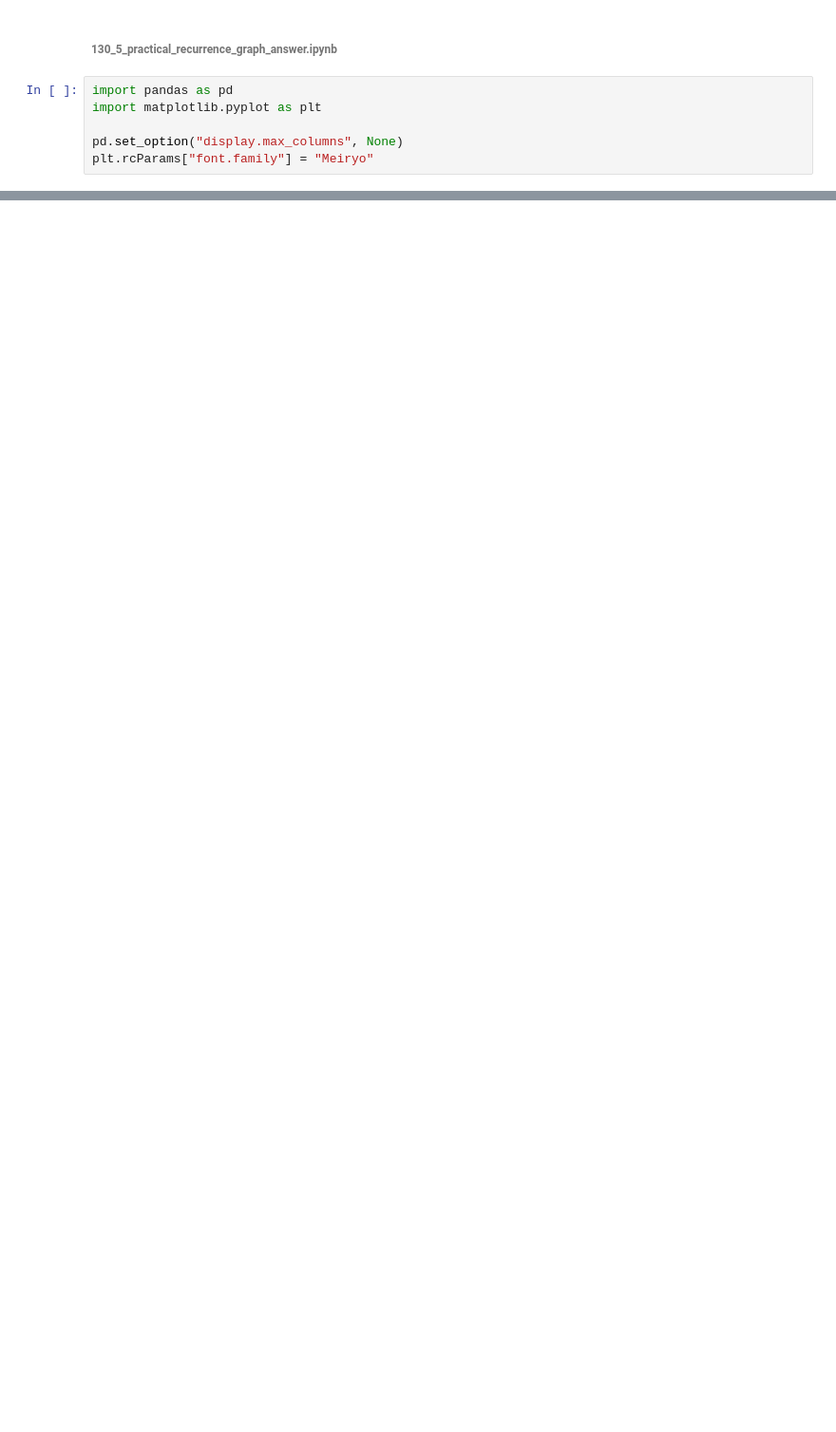
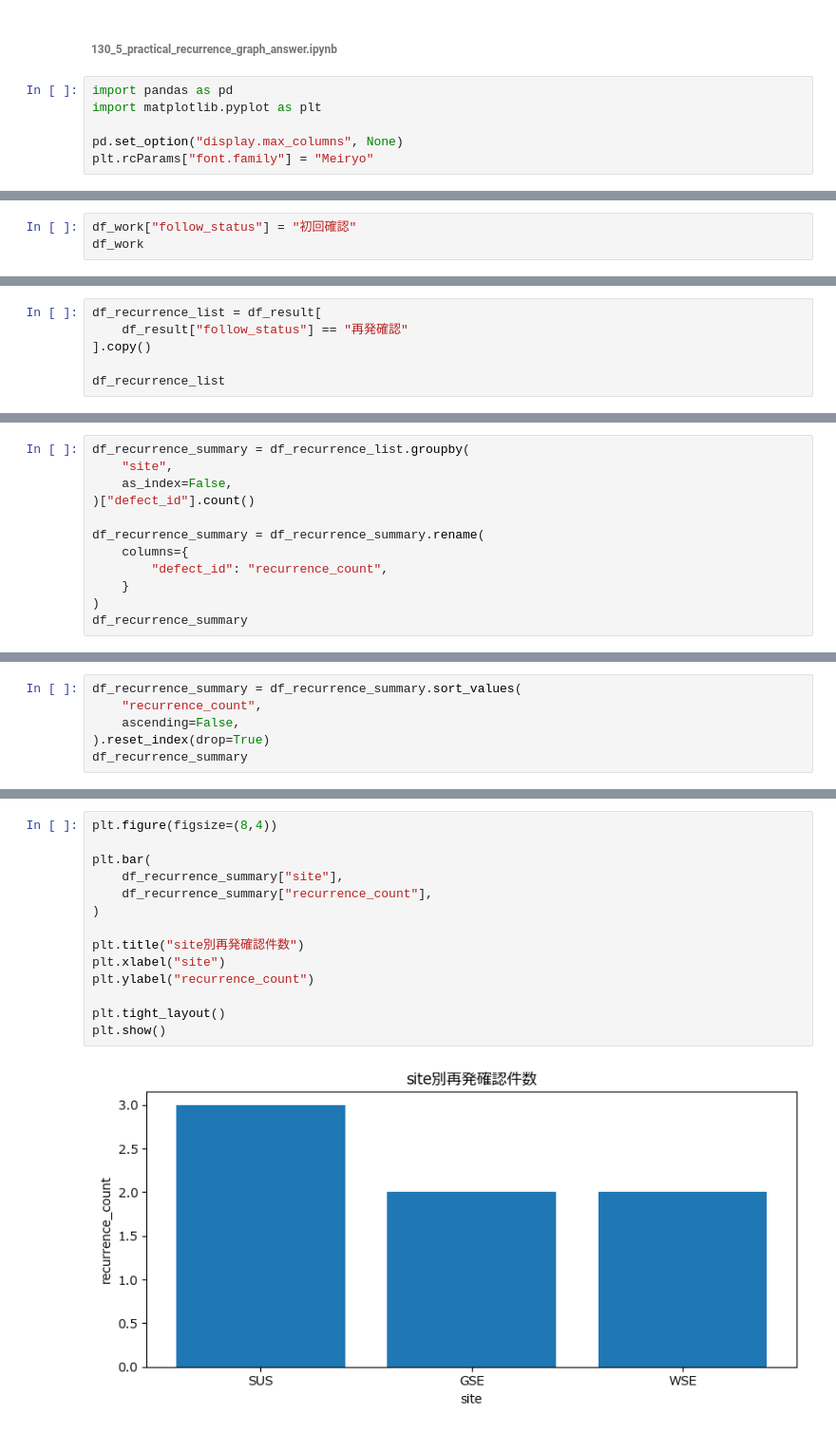
Before and after one commit to kjfarm1225/pyq_practice, a Jupyter notebook: 130_5_practical_recurrence_graph_answer/130_5_practical_recurrence_graph_answer.ipynb, the cells around one changed output, grey strips where cells are left out. Shown at 95% size. Saved outputs shown, nothing was run; the diff lists cells and outputs as text; blank space fills up the shorter version.

```diff
--- a/130_5_practical_recurrence_graph_answer/130_5_practical_recurrence_graph_answer.ipynb
+++ b/130_5_practical_recurrence_graph_answer/130_5_practical_recurrence_graph_answer.ipynb
@@ -35,0 +191,3 @@ df_defect = pd.DataFrame(
+# %%
+df_work["follow_status"] = "初回確認"
+df_work
@@ -35,0 +269,6 @@ df_defect = pd.DataFrame(
+# %%
+df_recurrence_list = df_result[
+    df_result["follow_status"] == "再発確認"
+].copy()
+
+df_recurrence_list
@@ -35,0 +284,12 @@ df_defect = pd.DataFrame(
+# %%
+df_recurrence_summary = df_recurrence_list.groupby(
+    "site",
+    as_index=False,
+)["defect_id"].count()
+
+df_recurrence_summary = df_recurrence_summary.rename(
+    columns={
+        "defect_id": "recurrence_count",
+    }
+)
+df_recurrence_summary
@@ -35,0 +301,6 @@ df_defect = pd.DataFrame(
+# %%
+df_recurrence_summary = df_recurrence_summary.sort_values(
+    "recurrence_count",
+    ascending=False,
+).reset_index(drop=True)
+df_recurrence_summary
@@ -35,0 +312,16 @@ df_defect = pd.DataFrame(
+# %%
+plt.figure(figsize=(8,4))
+
+plt.bar(
+    df_recurrence_summary["site"],
+    df_recurrence_summary["recurrence_count"],
+)
+
+plt.title("site別再発確認件数")
+plt.xlabel("site")
+plt.ylabel("recurrence_count")
+
+plt.tight_layout()
+plt.show()
+# %% [output]
+[figure, added]
```
Also changed, not shown: parts of 12 cells of this notebook.
